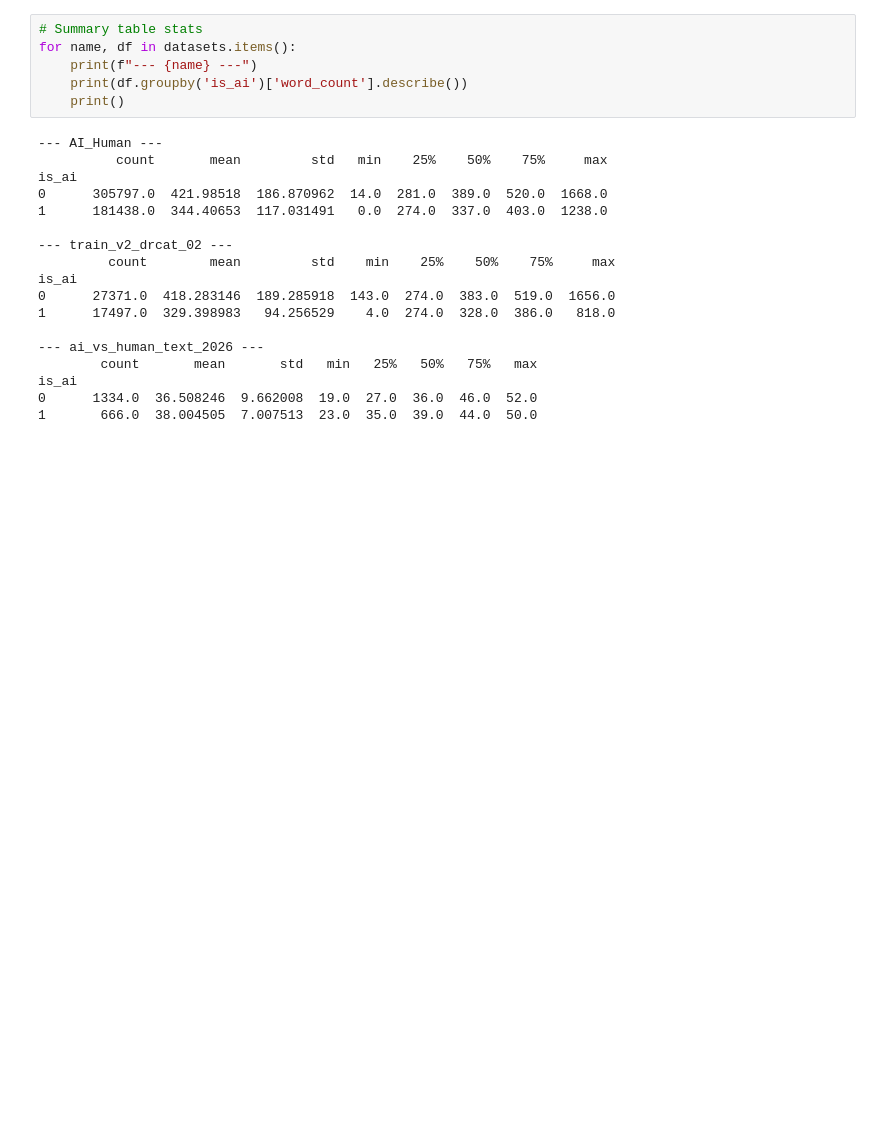
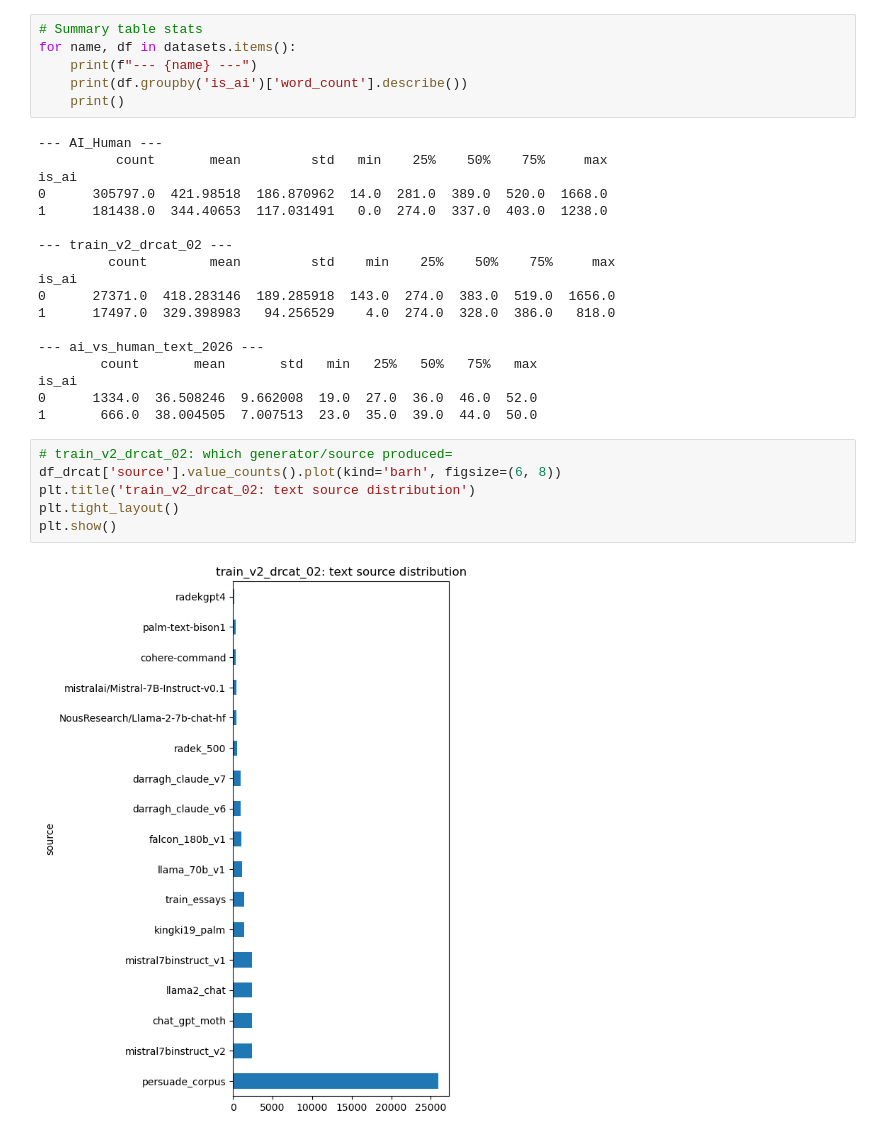
Before and after one commit to 105956658/COS30049-Group2-AI_Governance, a Jupyter notebook: eda.ipynb, the cells around one changed output. Saved outputs shown, nothing was run; the diff lists cells and outputs as text; blank space fills up the shorter version.

Commit message:
Added data visualization for generated text for drcat dataset and ai vs human 2026 dataset

```diff
--- a/eda.ipynb
+++ b/eda.ipynb
@@ -190,3 +190,11 @@ is_ai
 is_ai
 0      1334.0  36.508246  9.662008  19.0  27.0  36.0  46.0  52.0
 1       666.0  38.004505  7.007513  23.0  35.0  39.0  44.0  50.0
+# %%
+# train_v2_drcat_02: which generator/source produced=
+df_drcat['source'].value_counts().plot(kind='barh', figsize=(6, 8))
+plt.title('train_v2_drcat_02: text source distribution')
+plt.tight_layout()
+plt.show()
+# %% [output]
+[figure, added]
```
Also changed, not shown: parts of 1 cell of this notebook.
